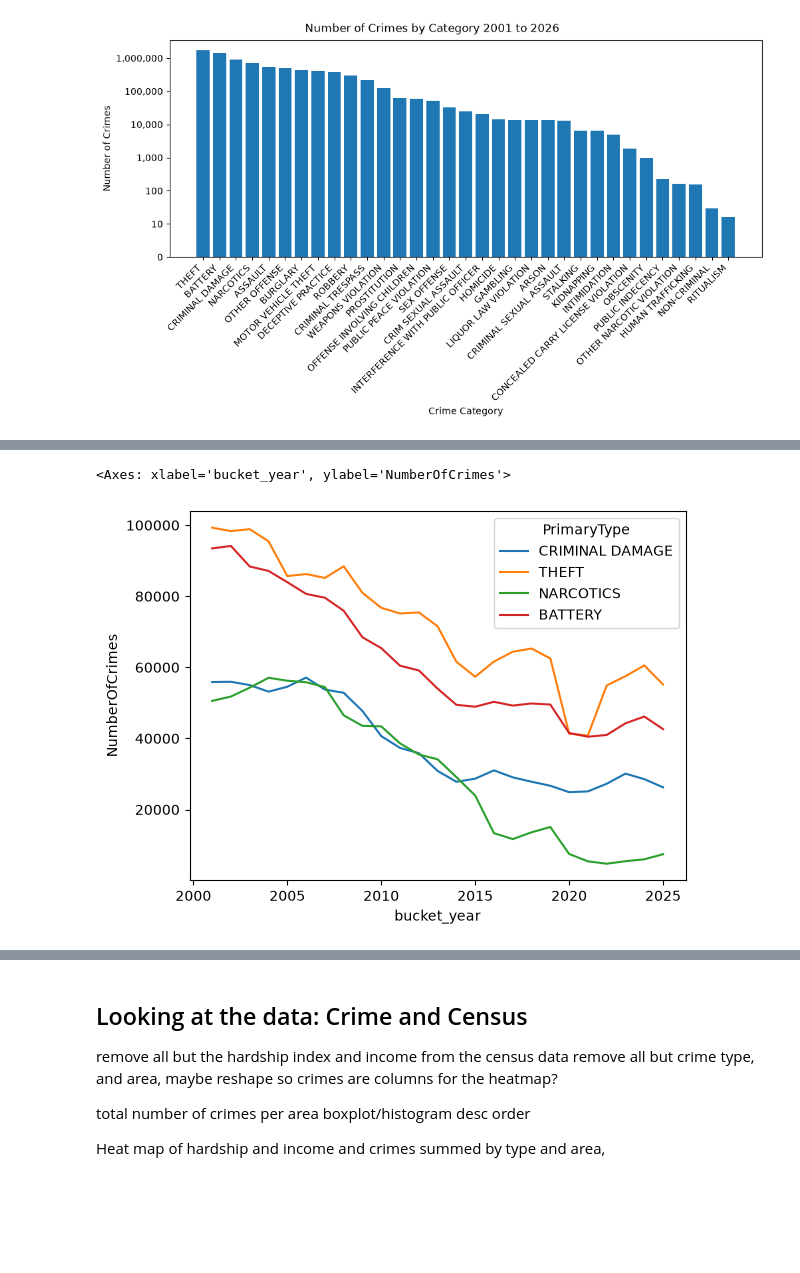
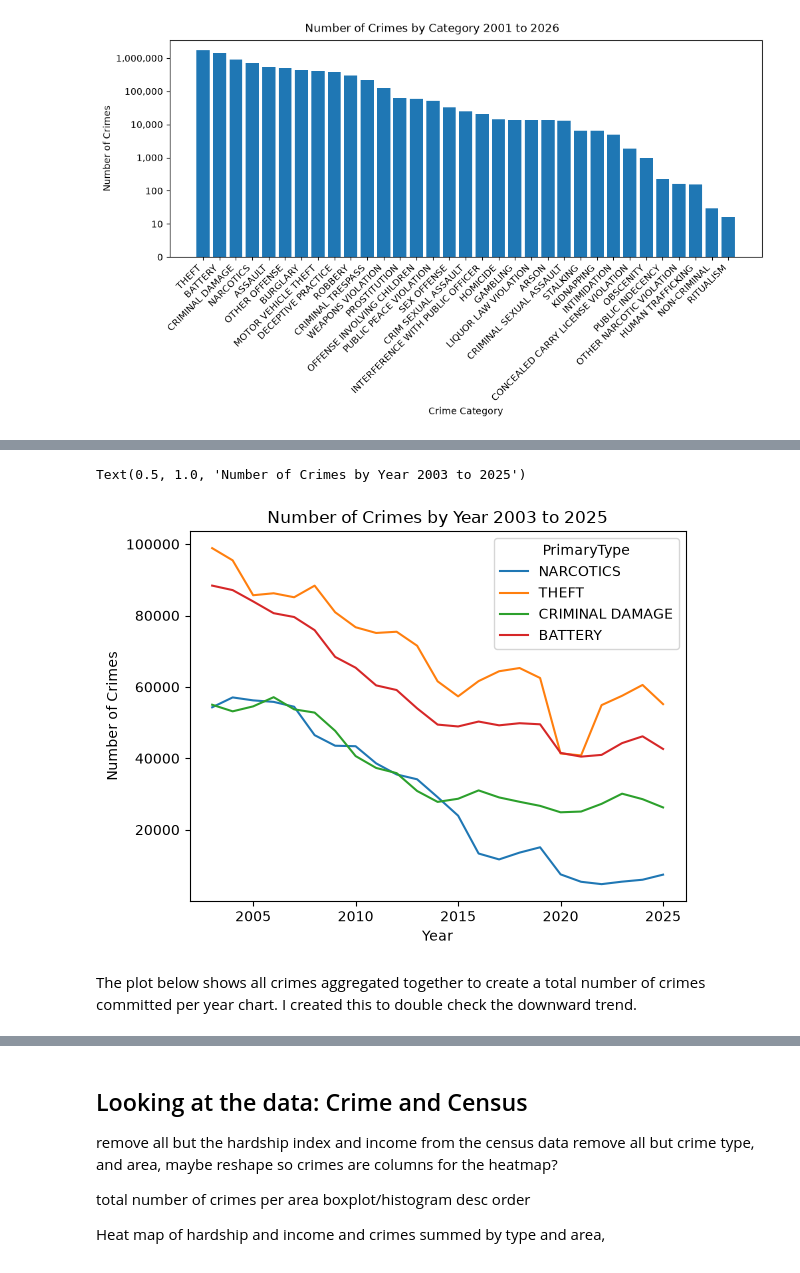
Before and after one commit to ogladr-kjarr/learning-EDA-with-Python, a Jupyter notebook: ChicagoCrimeSocioEconomicData.ipynb, the cells around one changed output, grey strips where cells are left out. Cells and saved outputs as stored; diff of their text form; code cells hidden in the pictures; blank space fills up the shorter version.

Commit message:
Finished crime section

```diff
--- a/ChicagoCrimeSocioEconomicData.ipynb
+++ b/ChicagoCrimeSocioEconomicData.ipynb
@@ -154,8 +158,11 @@ What block has the highest level of crimes
 # %%
+# Parse the date-time column to allow extraction of datetime based attributes
 dated_crime_df = crime_df.with_columns(
     pl.col("Date").str.to_datetime("%m/%d/%Y %I:%M:%S %p").alias("dt")
 )
 
+# Create month and year columns, sum all crimes grouped by these and the primary type column,
+# filter out the crimes and years we don't want.
 yearly_monthly_crime_df = dated_crime_df.with_columns(
     (pl.col(name="dt").dt.month().alias("bucket_month")),
     (pl.col("dt").dt.year().alias("bucket_year"))
@@ -163,9 +170,10 @@ yearly_monthly_crime_df = dated_crime_df.with_columns(
     ["PrimaryType", "bucket_year", "bucket_month"]
 ).len("NumberOfCrimes").filter(
     (pl.col("PrimaryType").is_in(["THEFT", "BATTERY", "CRIMINAL DAMAGE", "NARCOTICS"])) &
-    (pl.col("bucket_year") < 2026)
+    (pl.col("bucket_year").is_between(2003, 2025))
 ).collect()
 
+# Create a df that simply has the number of crimes per primary type each year
 yearly_crime_df = yearly_monthly_crime_df.drop("bucket_month").group_by(
     ["PrimaryType", "bucket_year"]
 ).sum()
@@ -174,5 +182,5 @@ ax = sns.boxplot(data=yearly_monthly_crime_df, x="bucket_month", y="NumberOfCrim
 ax.legend(loc='center left', bbox_to_anchor=(1, 0.5))
 ax.set_xlabel("Month")
 ax.set_ylabel("Number of Crimes")
-ax.set_title("Number of Crimes by Month 2001 to 2026")
+ax.set_title("Number of Crimes by Month 2003 to 2025")
 # %% [output]
@@ -181,22 +193,11 @@ Text(0.5, 1.0, 'Number of Crimes by Month 2001 to 2026')
 # %%
-#yearly_crime_df = yearly_monthly_crime_df.drop("bucket_month").group_by(
-#    ["PrimaryType", "bucket_year"]
-#).sum()
-#sns.lineplot(data=yearly_crime_df, x="bucket_year", y="NumberOfCrimes", hue="PrimaryType")
-
-
-
-yearly_monthly_crime_df = dated_crime_df.with_columns(
-    pl.col("dt").dt.year().alias("bucket_year")
-).filter(
-    (pl.col("PrimaryType").is_in(["THEFT", "BATTERY", "NARCOTICS", "CRIMINAL DAMAGE"])) &
-    (pl.col("bucket_year") < 2026)
-).group_by(
-    ["PrimaryType", "bucket_year"]
-).len("NumberOfCrimes").collect()
-
-sns.lineplot(data=yearly_crime_df, x="bucket_year", y="NumberOfCrimes", hue="PrimaryType")
+ax =sns.lineplot(data=yearly_crime_df, x="bucket_year", y="NumberOfCrimes", hue="PrimaryType")
+ax.set_xlabel("Year")
+ax.set_ylabel("Number of Crimes")
+ax.set_title("Number of Crimes by Year 2003 to 2025")
 # %% [output]
-<Axes: xlabel='bucket_year', ylabel='NumberOfCrimes'>
+Text(0.5, 1.0, 'Number of Crimes by Year 2003 to 2025')
-[figure, old version]
+[figure, new version]
+# %% [markdown]
+The plot below shows all crimes aggregated together to create a total number of crimes committed per year chart. I created this to double check the downward trend.
 # %%
```
Also changed, not shown: parts of 11 cells of this notebook.
